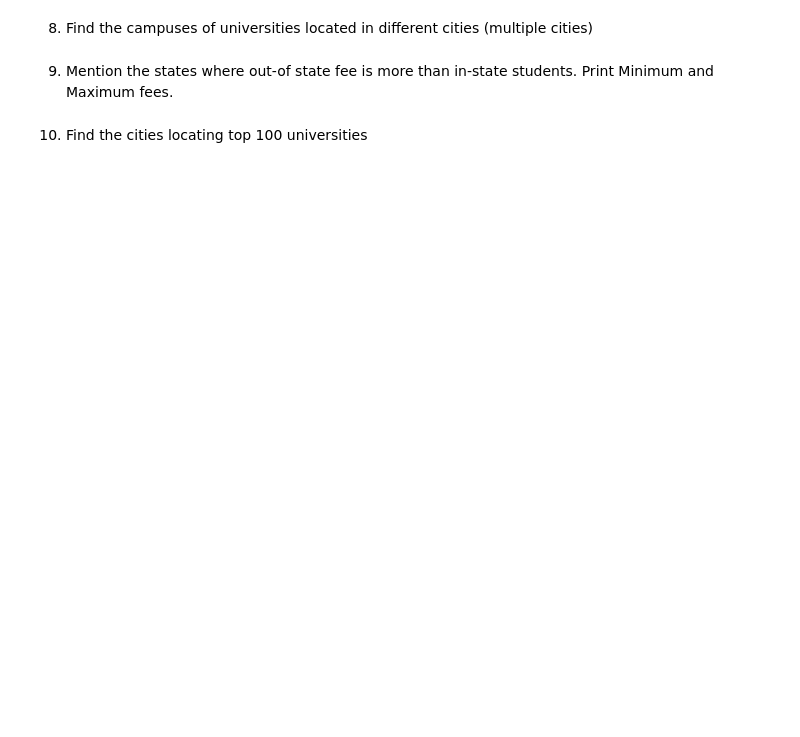
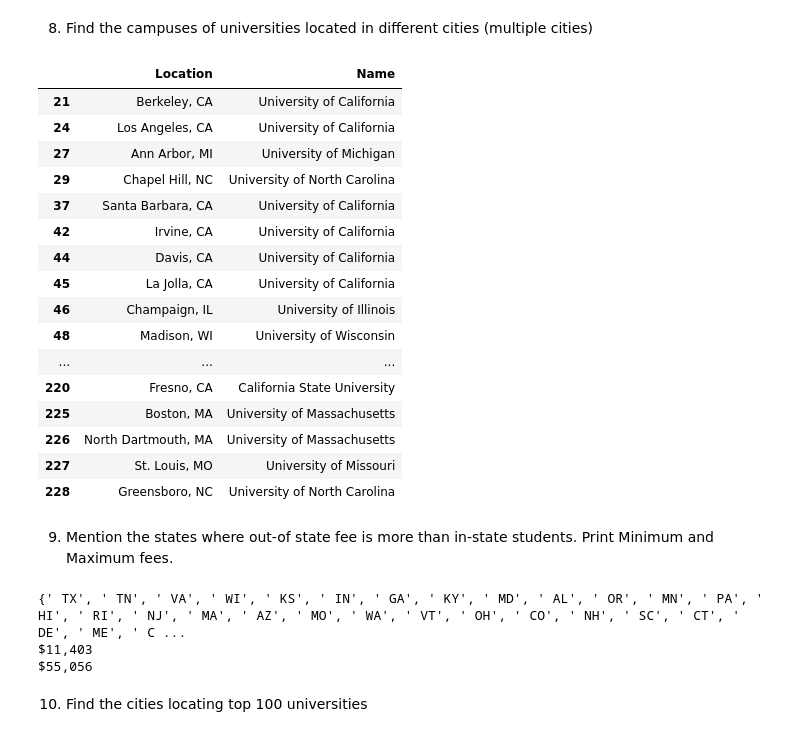
Before and after one commit to subhiksha9/DataAnalysisLab, a Jupyter notebook: National_Universities.ipynb, the cells around one changed output. Saved outputs shown, nothing was run; the diff lists cells and outputs as text; code cells hidden in the pictures; blank space fills up the shorter version.

```diff
--- a/National_Universities.ipynb
+++ b/National_Universities.ipynb
@@ -28,6 +28,8 @@ In–state – Tuition and fees for in–state students ,
 Undergraduate Enrollment – Number of enrolled undergraduate students .
 # %%
 import pandas as pd
-df=pd.read_csv("/content/National_Universities_Rankings.csv")
-df
+import numpy as np
+df=pd.read_csv('National_Universities_Rankings.csv')
+df=pd.DataFrame(df)
+print(df)
 # %% [output]
@@ -80,3 +86,6 @@ df[['Name','Location']]
 | 229 | University of Southern Mississippi | Hattiesburg, MS |
 | 230 | Utah State University | Logan, UT |
 231 rows × 2 columns
+# %%
+df[['city','state']] = df.Location.str.split(",", expand = True)
+print(df['state'],df['city'])
@@ -83,8 +110,2 @@ df[['Name','Location']]
 # %% [markdown]
 3.	List the cities &universities under each state
-# %%
-df[['City','State']]=df['Location'].str.split(',',expand=True)
-df[['Name','City','State']]
-k=df.groupby('State')
-for name,groups in k:
-    print(name,groups[['City','Name']],sep='\t',end='\n')
@@ -108,0 +112,6 @@ for name,groups in k:
+# %%
+temp=df.groupby('state')
+li=set(df['state'])
+for i in li:
+  print(i,"***********************************************************************************************************")
+  print(temp.get_group(i)[['Name','city']])
@@ -207,7 +235,37 @@ df[(i>15000)& (df['Rank']>120) & (df['Rank']<170)|(o>15000)& (df['Rank']>120) &
 | 169 | 169 | University of Hawaii--Manoa | Honolulu, HI | 169 | The University of Hawaii--Manoa i... | $33,764 | $11,732 | 13,689 | ... |
 # %% [markdown]
 8.	Find the campuses of universities located in different cities (multiple cities)
+# %%
+df[['Name','campus']] = df.Name.str.split("--", expand = True)
+#print(df)
+df[df['campus'].isna()==False][['Location','Name']]
+# %% [output]
+|  | Location | Name |
+| 21 | Berkeley, CA | University of California |
+| 24 | Los Angeles, CA | University of California |
+| 27 | Ann Arbor, MI | University of Michigan |
+| 29 | Chapel Hill, NC | University of North Carolina |
+| 37 | Santa Barbara, CA | University of California |
+| 42 | Irvine, CA | University of California |
+| 44 | Davis, CA | University of California |
+| 45 | La Jolla, CA | University of California |
+| 46 | Champaign, IL | University of Illinois |
+| 48 | Madison, WI | University of Wisconsin |
+| ... | ... | ... |
+| 220 | Fresno, CA | California State University |
+| 225 | Boston, MA | University of Massachusetts |
+| 226 | North Dartmouth, MA | University of Massachusetts |
+| 227 | St. Louis, MO | University of Missouri |
+| 228 | Greensboro, NC | University of North Carolina |
 # %% [markdown]
 9.	Mention the states where out-of state fee is more than in-state students. Print Minimum and Maximum fees.
+# %%
+print(set(df[df['Tuition and fees']>df['In-state']]['state']))
+print(min(df['Tuition and fees']))
+print(max(df['Tuition and fees']))
+# %% [output]
+{' TX', ' TN', ' VA', ' WI', ' KS', ' IN', ' GA', ' KY', ' MD', ' AL', ' OR', ' MN', ' PA', ' HI', ' RI', ' NJ', ' MA', ' AZ', ' MO', ' WA', ' VT', ' OH', ' CO', ' NH', ' SC', ' CT', ' DE', ' ME', ' C ...
+$11,403
+$55,056
 # %% [markdown]
 10.	Find the cities locating top 100 universities
```
Also changed, not shown: parts of 9 cells of this notebook.
